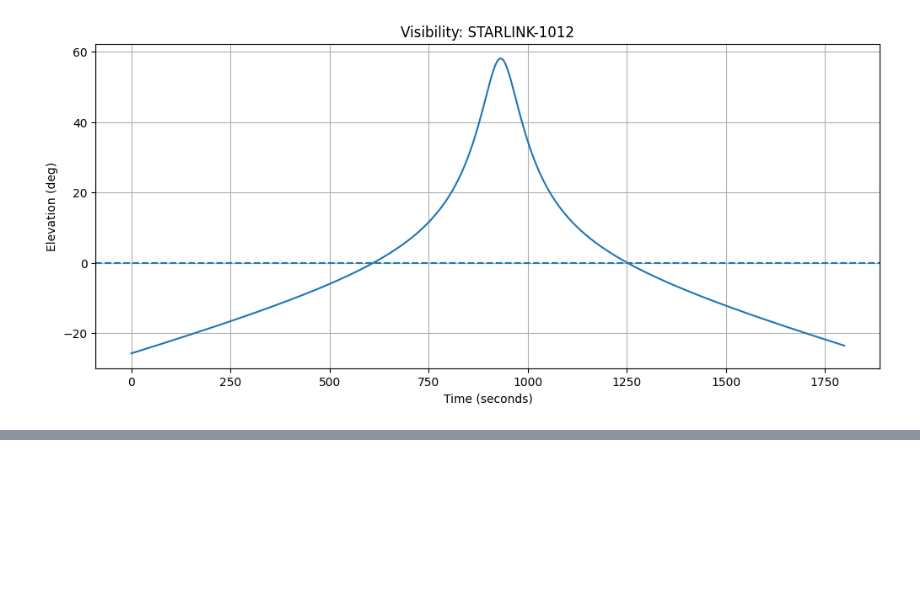
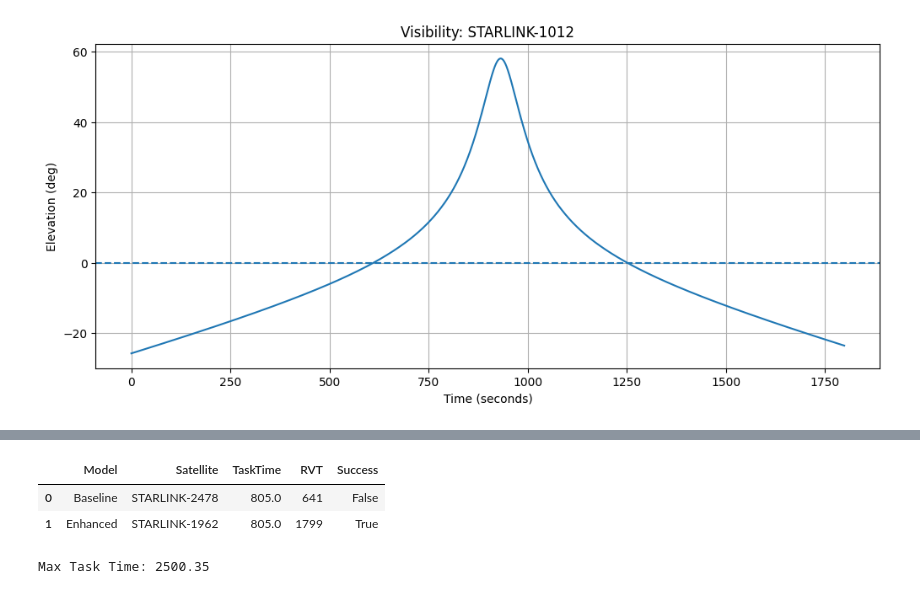
Before and after one commit to swamyaswagat/leo-mec-handover-aware-optimization, a Jupyter notebook: 01_orbit_validation.ipynb, the cells around one changed output, grey strips where cells are left out. Cells and saved outputs as stored; diff of their text form; code cells hidden in the pictures; blank space fills up the shorter version.

```diff
--- a/01_orbit_validation.ipynb
+++ b/01_orbit_validation.ipynb
@@ -170,0 +473,17 @@ plt.show()
+# %%
+task_size_mb=16000
+
+bandwidth=20
+
+compute_delay=5
+
+task_time=(
+task_size_mb
+/
+bandwidth
+)+compute_delay
+
+print(
+"Task Time:",
+task_time
+)
@@ -170,0 +554,63 @@ plt.show()
+# %%
+comparison=pd.DataFrame({
+
+"Model":[
+"Baseline",
+"Enhanced"
+],
+
+"Satellite":[
+selected[
+baseline_choice
+].name,
+
+selected[
+enhanced_choice
+].name
+],
+
+"TaskTime":[
+task_time,
+task_time
+],
+
+"RVT":[
+baseline_rvt,
+enhanced_rvt
+],
+
+"Success":[
+baseline_success,
+enhanced_success
+]
+
+})
+
+comparison
+# %% [output]
+|  | Model | Satellite | TaskTime | RVT | Success |
+| 0 | Baseline | STARLINK-2478 | 805.0 | 641 | False |
+| 1 | Enhanced | STARLINK-1962 | 805.0 | 1799 | True |
+# %%
+np.random.seed(42)
+
+num_tasks=1000
+
+task_sizes=np.random.randint(
+500,
+50000,
+num_tasks
+)
+
+task_times=(
+task_sizes
+/
+20
+)+5
+
+print(
+"Max Task Time:",
+task_times.max()
+)
+# %% [output]
+Max Task Time: 2500.35
```
Also changed, not shown: parts of 27 cells of this notebook.
